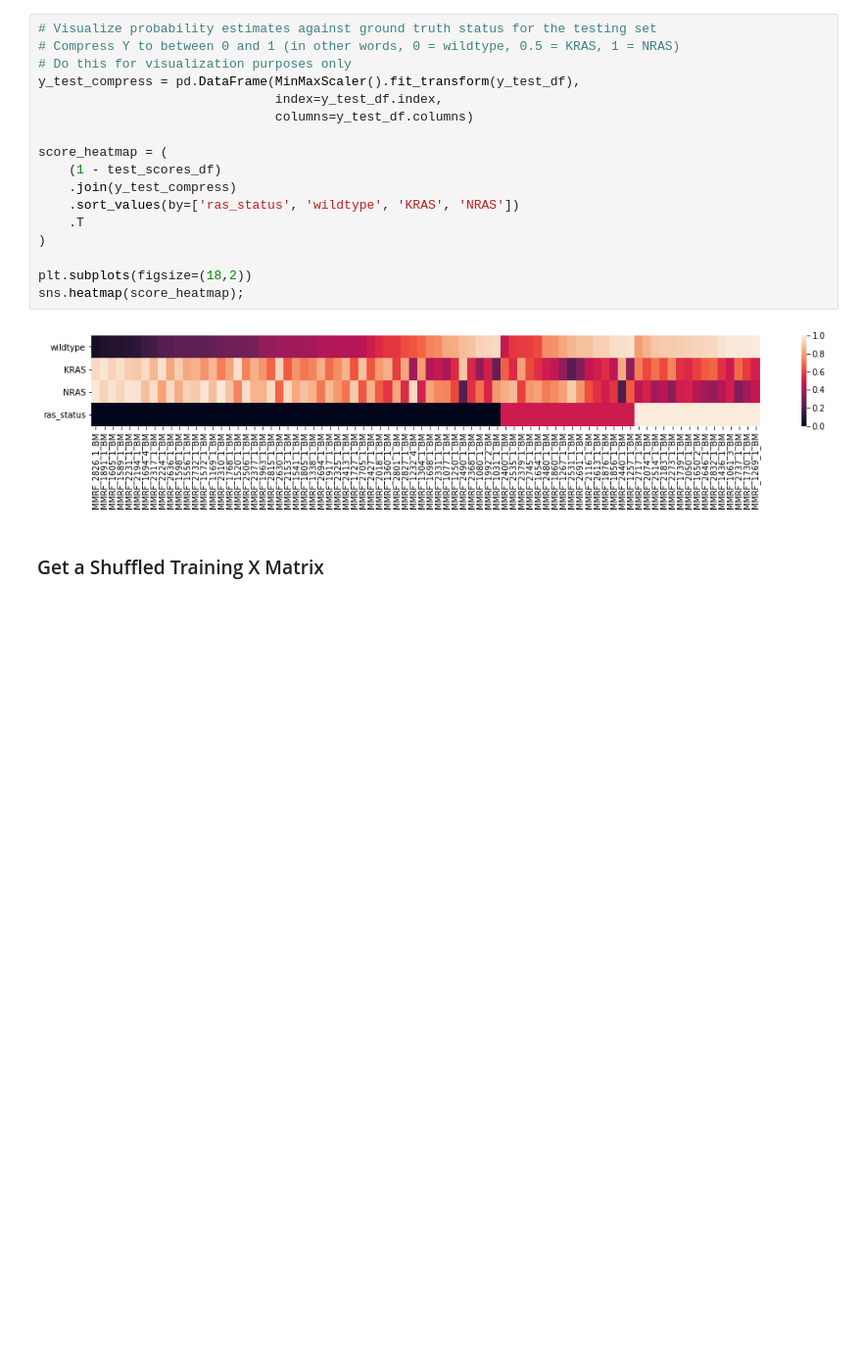
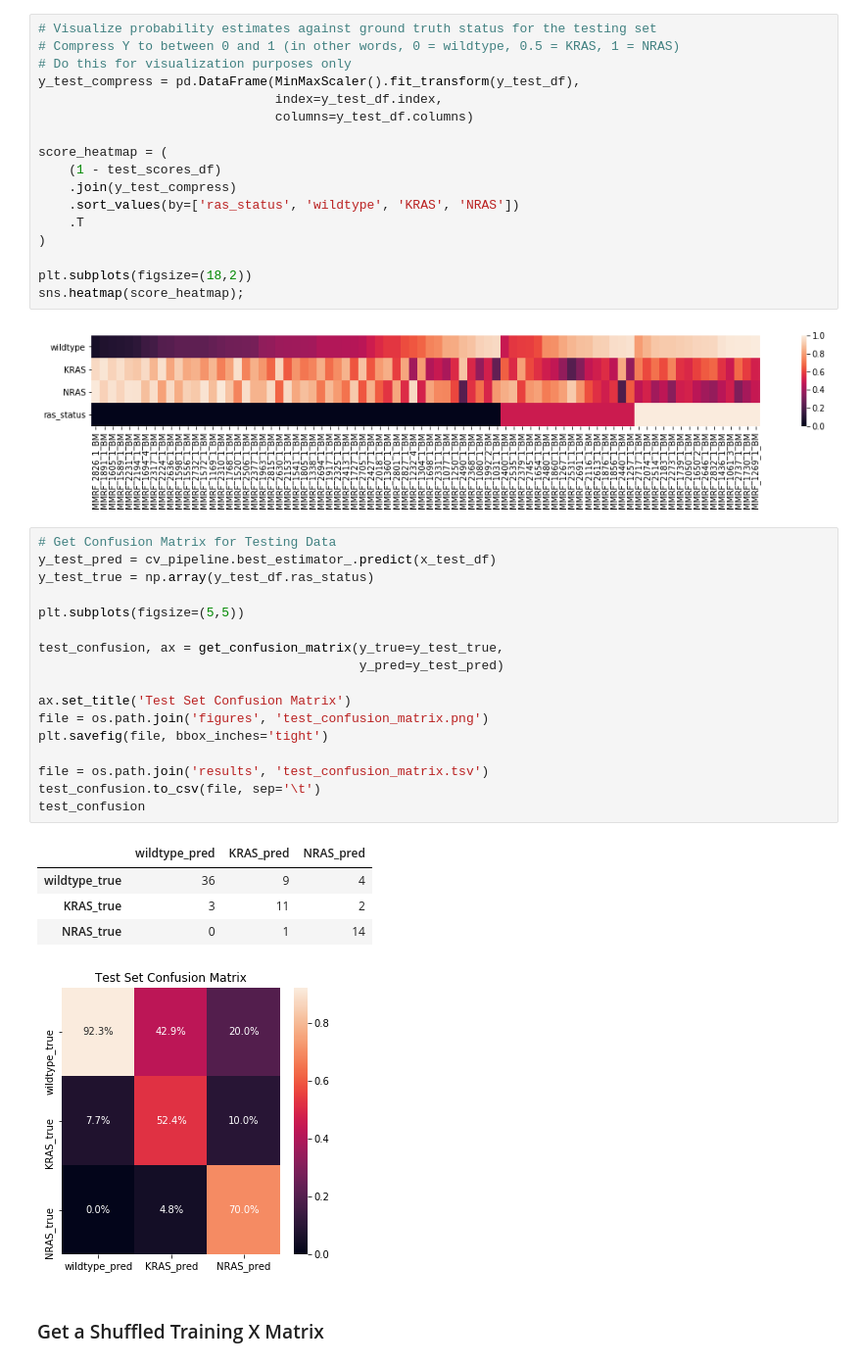
Before and after one commit to greenelab/multiple-myeloma-classifier, a Jupyter notebook: 1.train-classifier.ipynb, the cells around one changed output. Shown at 98% size. Cells and saved outputs as stored; diff of their text form; blank space fills up the shorter version.

```diff
--- a/1.train-classifier.ipynb
+++ b/1.train-classifier.ipynb
@@ -324,6 +348,29 @@ plt.subplots(figsize=(18,2))
 sns.heatmap(score_heatmap);
 # %% [output]
 [figure]
+# %%
+# Get Confusion Matrix for Testing Data
+y_test_pred = cv_pipeline.best_estimator_.predict(x_test_df)
+y_test_true = np.array(y_test_df.ras_status)
+
+plt.subplots(figsize=(5,5))
+
+test_confusion, ax = get_confusion_matrix(y_true=y_test_true,
+                                          y_pred=y_test_pred)
+
+ax.set_title('Test Set Confusion Matrix')
+file = os.path.join('figures', 'test_confusion_matrix.png')
+plt.savefig(file, bbox_inches='tight')
+
+file = os.path.join('results', 'test_confusion_matrix.tsv')
+test_confusion.to_csv(file, sep='\t')
+test_confusion
+# %% [output]
+|  | wildtype_pred | KRAS_pred | NRAS_pred |
+| wildtype_true | 36 | 9 | 4 |
+| KRAS_true | 3 | 11 | 2 |
+| NRAS_true | 0 | 1 | 14 |
+[figure, added]
 # %% [markdown]
 ### Get a Shuffled Training X Matrix
 # %%
```
Also changed, not shown: parts of 9 cells of this notebook, 21 other files.
